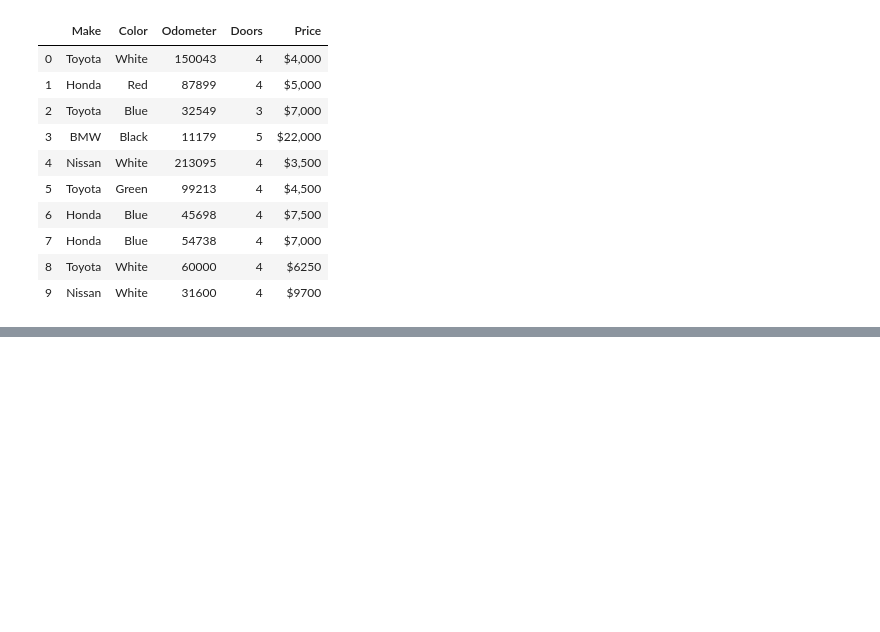
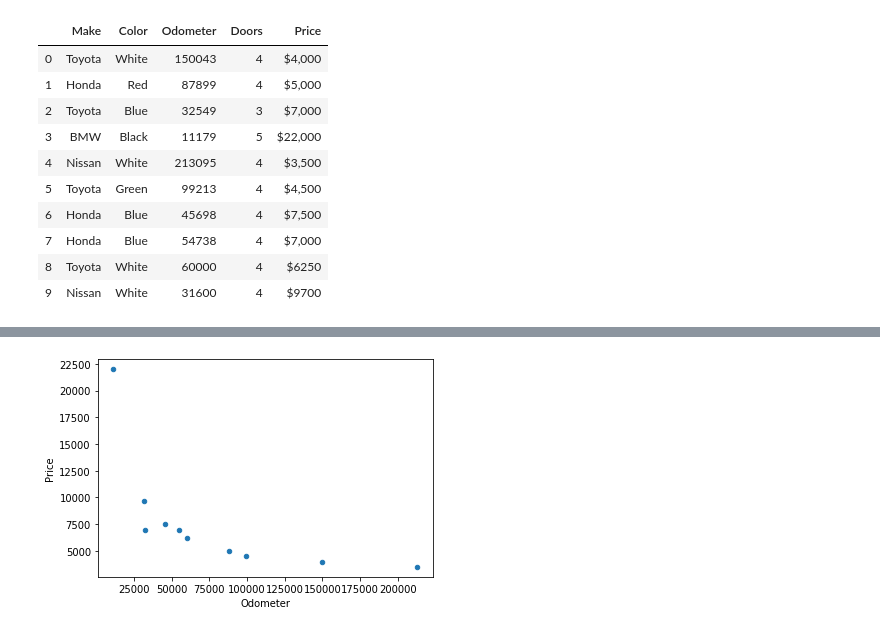
Before and after one commit to TanujaShinde04/DataAnalysis-MachineLearning-NeuralNetworks_Udemy, a Jupyter notebook: Introduction_to_Matplotlib.ipynb, the cells around one changed output, grey strips where cells are left out. Drawn from its saved outputs; the diff is of its cells as text; code cells hidden in the pictures; blank space fills up the shorter version.

```diff
--- a/Introduction_to_Matplotlib.ipynb
+++ b/Introduction_to_Matplotlib.ipynb
@@ -196,0 +252,4 @@ car_sales
+# %%
+car_sales.plot(x="Odometer",y="Price",kind="scatter");
+# %% [output]
+[figure, added]
```
Also changed, not shown: parts of 29 cells of this notebook, 1 other file.
